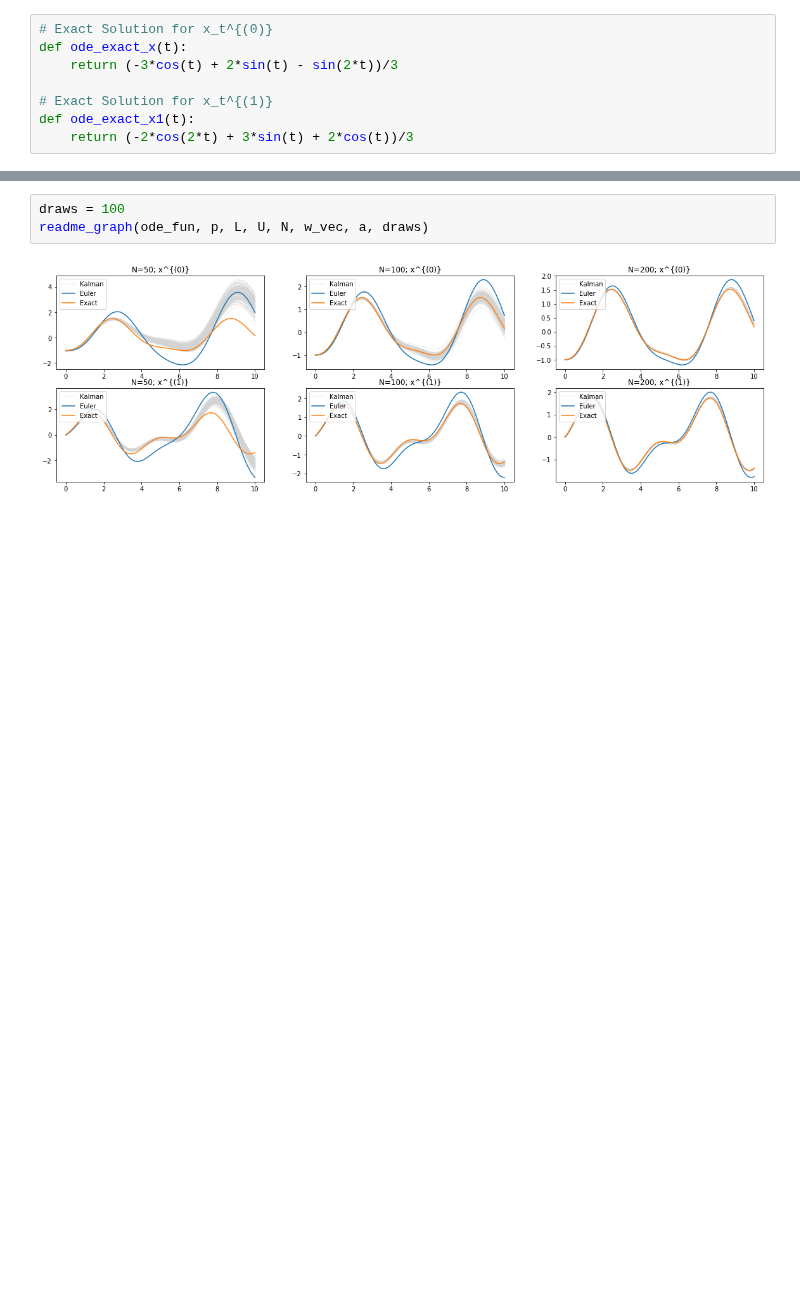
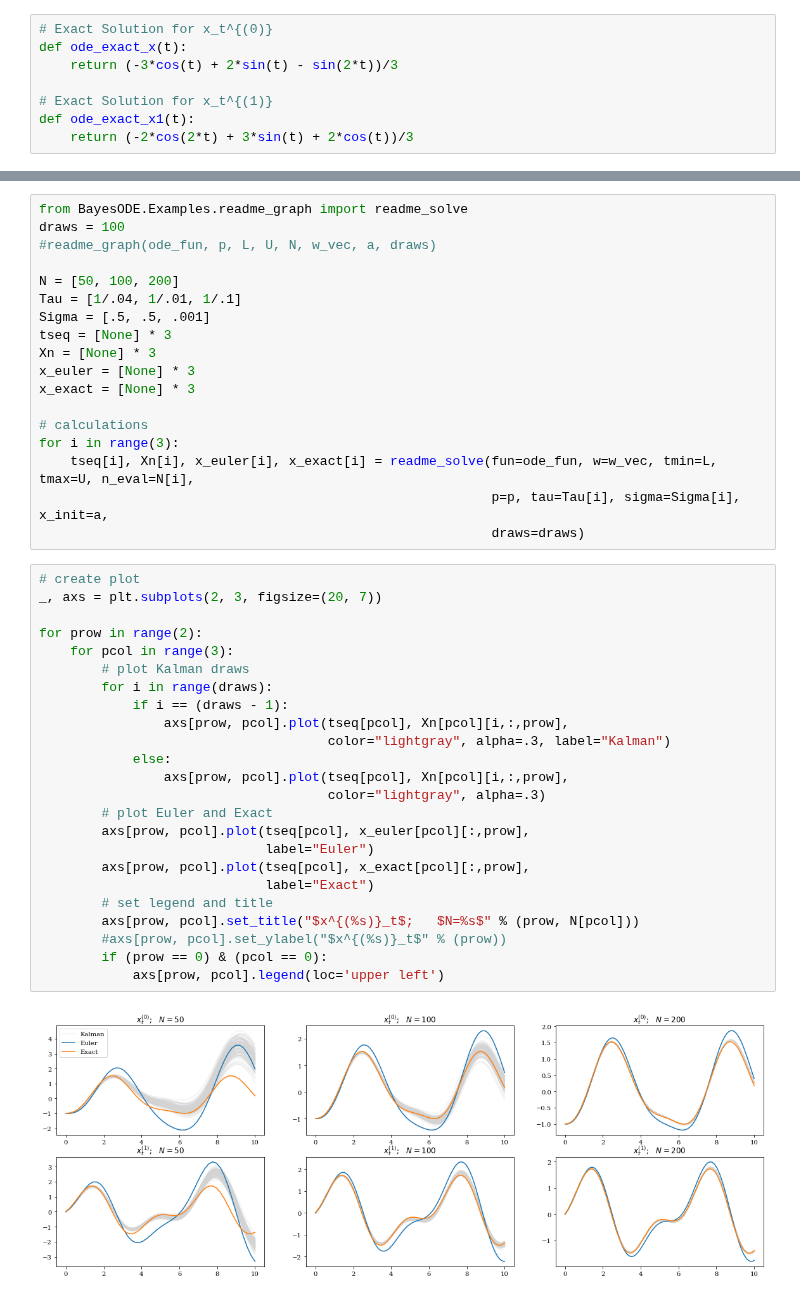
Before and after one commit to mlysy/rodeo-legacy, a Jupyter notebook: BayesODE/Examples/tutorial.ipynb, the cells around one changed output, grey strips where cells are left out. Drawn from its saved outputs; the diff is of its cells as text; blank space fills up the shorter version.

```diff
--- a/BayesODE/Examples/tutorial.ipynb
+++ b/BayesODE/Examples/tutorial.ipynb
@@ -192,6 +161,45 @@ axs[1].legend(loc='upper left')
 To produce the graphs in the README file, we just need to run the following function. It runs `kalman_solver` for `draws` samples for each of the three `N`: 50, 100, 200. It also does the Euler method as well as getting the exact solution to compare the accuracy of the kalman draws.
-# %%
-draws = 100
-readme_graph(ode_fun, p, L, U, N, w_vec, a, draws)
-# %% [output]
-[figure, removed]
+# %%
+from BayesODE.Examples.readme_graph import readme_solve
+draws = 100
+#readme_graph(ode_fun, p, L, U, N, w_vec, a, draws)
+
+N = [50, 100, 200]
+Tau = [1/.04, 1/.01, 1/.1]
+Sigma = [.5, .5, .001]
+tseq = [None] * 3
+Xn = [None] * 3
+x_euler = [None] * 3
+x_exact = [None] * 3
+
+# calculations
+for i in range(3):
+    tseq[i], Xn[i], x_euler[i], x_exact[i] = readme_solve(fun=ode_fun, w=w_vec, tmin=L, tmax=U, n_eval=N[i],
+                                                          p=p, tau=Tau[i], sigma=Sigma[i], x_init=a,
+                                                          draws=draws)
+# %%
+# create plot
+_, axs = plt.subplots(2, 3, figsize=(20, 7))
+
+for prow in range(2):
+    for pcol in range(3):
+        # plot Kalman draws
+        for i in range(draws):
+            if i == (draws - 1):
+                axs[prow, pcol].plot(tseq[pcol], Xn[pcol][i,:,prow],
+                                     color="lightgray", alpha=.3, label="Kalman")
+            else:
+                axs[prow, pcol].plot(tseq[pcol], Xn[pcol][i,:,prow],
+                                     color="lightgray", alpha=.3)
+        # plot Euler and Exact
+        axs[prow, pcol].plot(tseq[pcol], x_euler[pcol][:,prow],
+                             label="Euler")
+        axs[prow, pcol].plot(tseq[pcol], x_exact[pcol][:,prow],
+                             label="Exact")
+        # set legend and title
+        axs[prow, pcol].set_title("$x^{(%s)}_t$;   $N=%s$" % (prow, N[pcol]))
+        #axs[prow, pcol].set_ylabel("$x^{(%s)}_t$" % (prow))
+        if (prow == 0) & (pcol == 0):
+            axs[prow, pcol].legend(loc='upper left')
+# %% [output]
+[figure, added]
```
Also changed, not shown: parts of 14 cells of this notebook, 10 other files.
